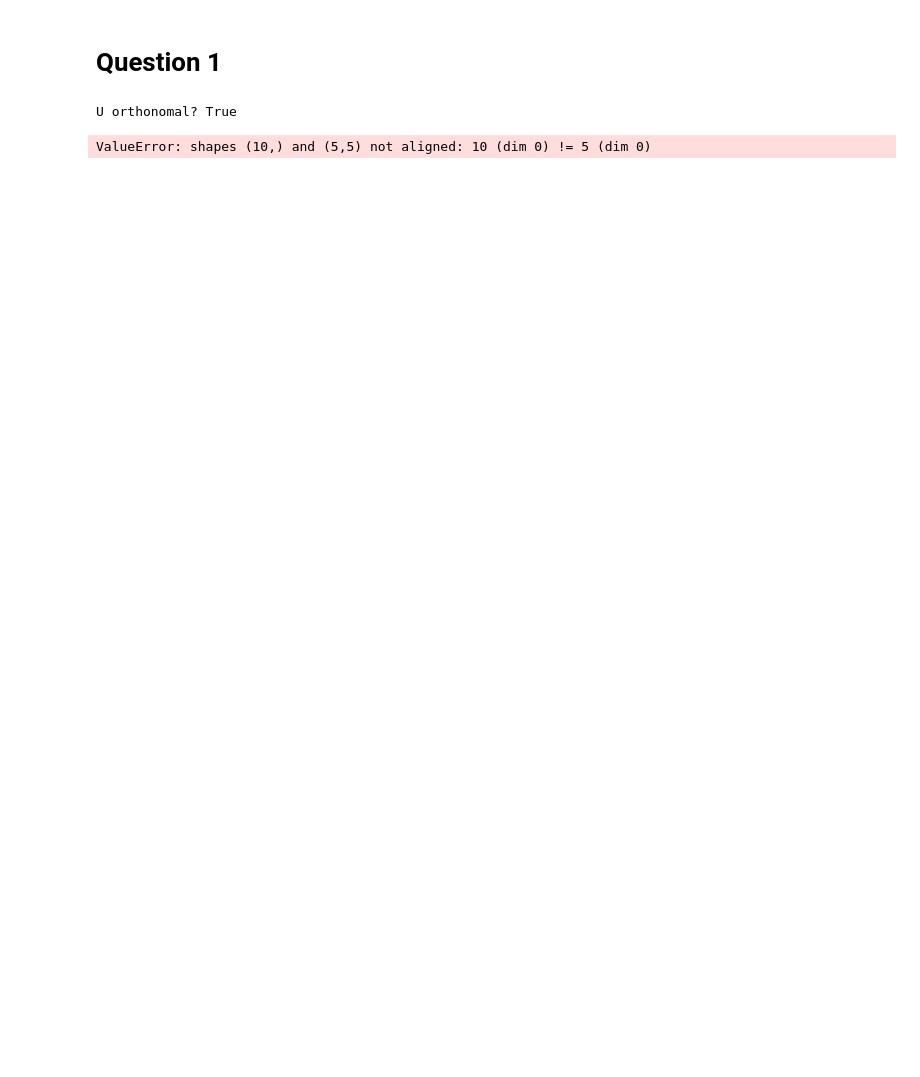
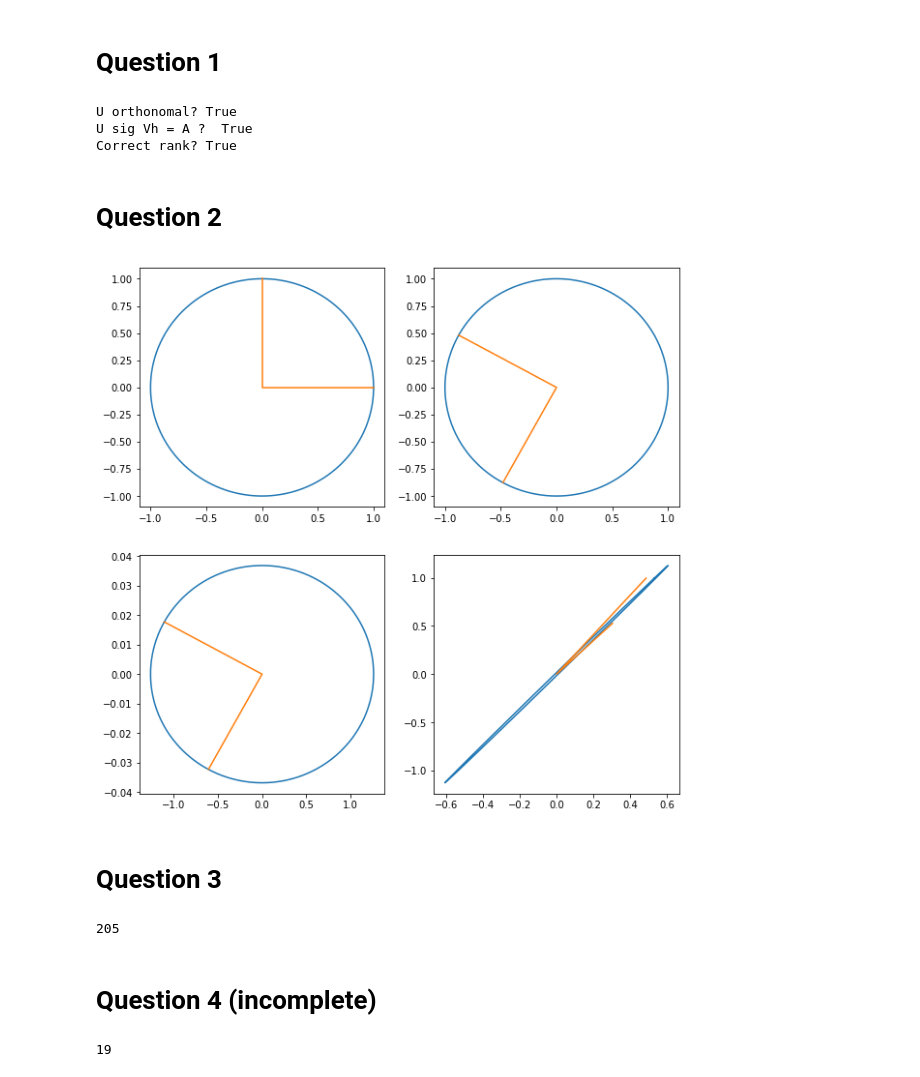
Before and after one commit to Alexander-Weinberg/BootCamp2018, a Jupyter notebook: ProbSets/Comp/ProbSet3/SVD.ipynb, the cells around one changed output. Drawn from its saved outputs; the diff is of its cells as text; code cells hidden in the pictures; blank space fills up the shorter version.

```diff
--- a/ProbSets/Comp/ProbSet3/SVD.ipynb
+++ b/ProbSets/Comp/ProbSet3/SVD.ipynb
@@ -5,21 +5,21 @@ import numpy as np
 import scipy.linalg as la
 import matplotlib.pyplot as plt
 # %%
-def compact_SVD(A, tol=1e-5):
+def compact_SVD(A, tol=1e-1):
     lamb, V = la.eig(A.conj().T @ A)
 
     sig = np.sqrt(lamb)
+
     sort_idx = np.argsort(sig)[::-1]
     sig = sig[sort_idx]
-
     V = V[:,sort_idx]
 
     r = len(sig[sig > tol])
+
     sigC = sig[:r]
     Vc = V[:,:r]
 
-    U = A @ Vc / sigC
-
+    U = A @ (Vc / sigC)
     return np.real(U), sigC, np.real(Vc.conj().T)
 # %%
 A = np.random.random((10,5)) # 1e-5*np.ones((10,5))
@@ -28,8 +28,38 @@ U, sigC, Vh = compact_SVD(A)
 U1, s1, Vh1 = la.svd(A, full_matrices=False)
 
 print('U orthonomal?',np.allclose(U.T @ U, np.eye(5)))
-print('U @ sig @ Vh = A ?',np.allclose(U @ sigC @ Vh, A))
-#np.allclose(U @ sigC @ Vh, A)
+print('U sig Vh = A ? ', np.allclose(U @ np.diag(sigC) @ Vh, A))
+print('Correct rank?', np.linalg.matrix_rank(A) == len(sigC))
 # %% [output]
 U orthonomal? True
+U sig Vh = A ?  True
+Correct rank? True
-ValueError: shapes (10,) and (5,5) not aligned: 10 (dim 0) != 5 (dim 0)
+# %% [markdown]
+# Question 2
+# %%
+def visualize(A):
+    domain = np.linspace(0, 2*np.pi, 200)
+    s = np.zeros((2,200))
+    s[0,:] = [np.cos(theta) for theta in domain]
+    s[1,:] = [np.sin(theta) for theta in domain]
+
+    E = np.array(([1, 0, 0],[0, 0, 1]))
+    U, sig, Vh = la.svd(A)
+
+    fig, axes = plt.subplots(2,2, figsize=(10,10))
+
+    axes[0,0].plot(s[0,:], s[1,:])
+    axes[0,0].plot(E[0,:], E[1,:])
+    axes[0,1].plot((Vh @s)[0,:], (Vh@s)[1,:])
+    axes[0,1].plot((Vh @E)[0,:], (Vh@E)[1,:])
+    axes[1,0].plot(((sig*np.eye(2))@Vh@s)[0,:],(sig*np.eye(2)@Vh@s)[1,:])
+    axes[1,0].plot(((sig*np.eye(2))@Vh@E)[0,:],(sig*np.eye(2)@Vh@E)[1,:])
+    axes[1,1].plot(((U@sig*np.eye(2))@Vh@s)[0,:],(U@(sig*np.eye(2))@Vh@s)[1,:])
+    axes[1,1].plot((U@(sig*np.eye(2))@Vh@E)[0,:],(U@(sig*np.eye(2))@Vh@E)[1,:])
+# %%
+A = np.random.random((2,2))
+visualize(A)
+# %% [output]
+[figure, added]
+# %% [markdown]
+# Question 3
@@ -35,0 +81,8 @@ ValueError: shapes (10,) and (5,5) not aligned: 10 (dim 0) != 5 (dim 0)
+# %%
+A = np.random.random((20,20))
+a,b,c,d = compressed_svd(A,s=5)
+d
+# %% [output]
+205
+# %% [markdown]
+# Question 4 (incomplete)
@@ -35,0 +106,5 @@ ValueError: shapes (10,) and (5,5) not aligned: 10 (dim 0) != 5 (dim 0)
+# %%
+A = np.random.random((30,30))
+prob4(A)
+# %% [output]
+19
```
Also changed, not shown: parts of 6 cells of this notebook, 4 other files.
